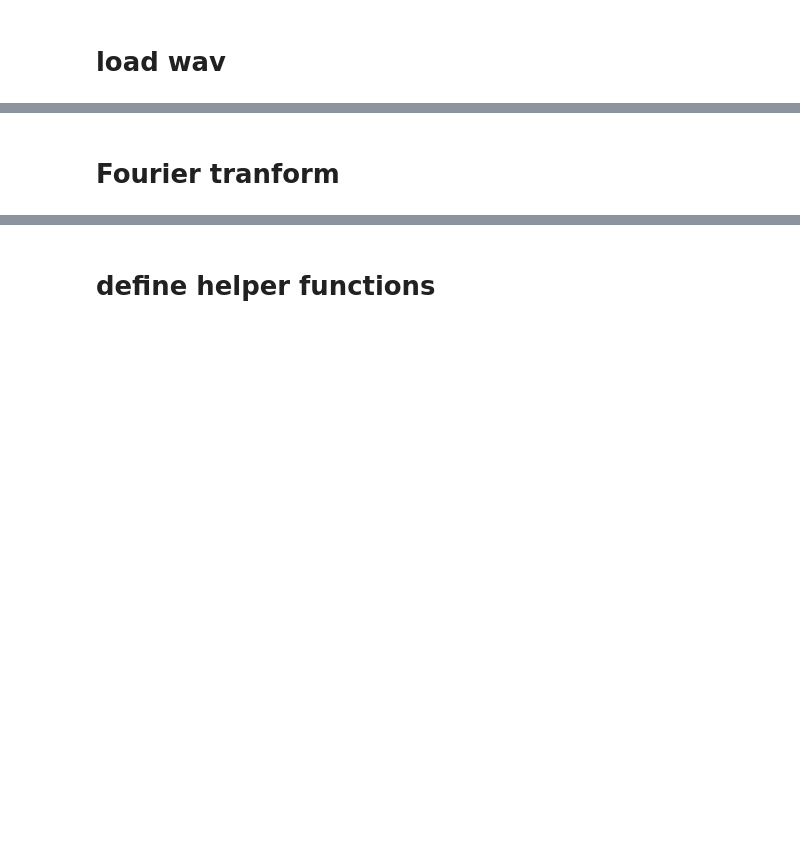
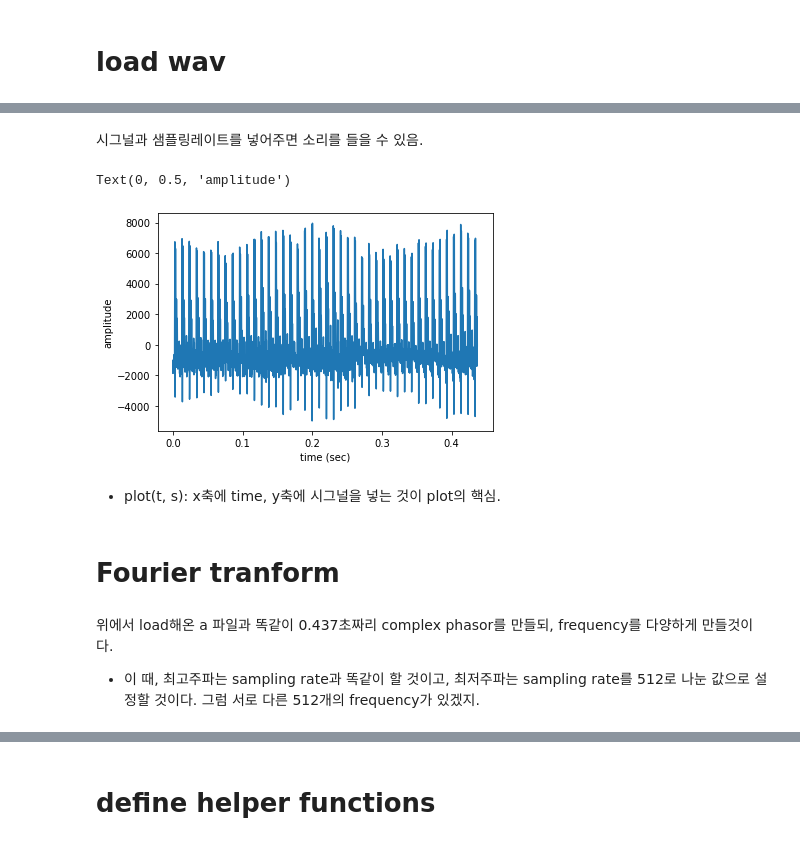
Before and after one commit to JinseongKang/memo, a Jupyter notebook: sound교수님수정본_ipynb의_사본.ipynb, the cells around one changed output, grey strips where cells are left out. Cells and saved outputs as stored; diff of their text form; code cells hidden in the pictures; blank space fills up the shorter version.

Commit message:
Colaboratory를 통해 생성됨

```diff
--- a/sound교수님수정본_ipynb의_사본.ipynb
+++ b/sound교수님수정본_ipynb의_사본.ipynb
@@ -346,3 +349,8 @@ ipd.Audio(s, rate=sr)
 관악기처럼, 입술에서의 증폭현상을 구현
 # %% [markdown]
 # load wav
+# %%
+from google.colab import files
+!rm *.wav
+tmp = files.upload()
+fn = list(tmp)[0]
@@ -349,6 +367,6 @@ ipd.Audio(s, rate=sr)
 # %%
 from scipy.io import wavfile
-# sr, s = wavfile.read('a.wav')
+sr, s = wavfile.read(fn)
 nSamp = len(s)
 dur = nSamp / sr
 t = np.linspace(1/sr, dur, nSamp)
@@ -355,3 +387,20 @@ t = np.linspace(1/sr, dur, nSamp)
+# %% [markdown]
+시그널과 샘플링레이트를 넣어주면 소리를 들을 수 있음.
+# %%
+fig = plt.figure()
+ax = fig.add_subplot(111)
+ax.plot(t, s)
+ax.set_xlabel('time (sec)')
+ax.set_ylabel('amplitude')
+# %% [output]
+Text(0, 0.5, 'amplitude')
+[figure, added]
+# %% [markdown]
+- plot(t, s): x축에 time, y축에 시그널을 넣는 것이 plot의 핵심.
 # %% [markdown]
 # Fourier tranform
+# %% [markdown]
+위에서 load해온 a 파일과 똑같이 0.437초짜리 complex phasor를 만들되, frequency를 다양하게 만들것이다.
+
+- 이 때, 최고주파는 sampling rate과 똑같이 할 것이고, 최저주파는 sampling rate를 512로 나눈 값으로 설정할 것이다. 그럼 서로 다른 512개의 frequency가 있겠지.
 # %%
```
Also changed, not shown: parts of 10 cells of this notebook.
